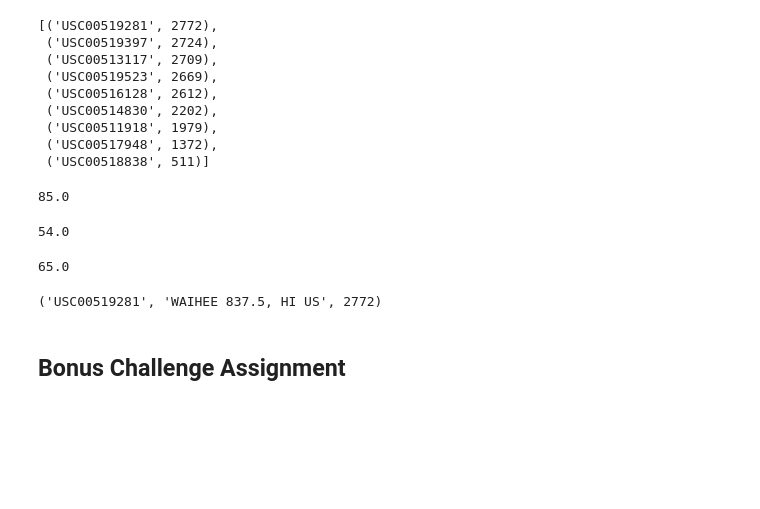
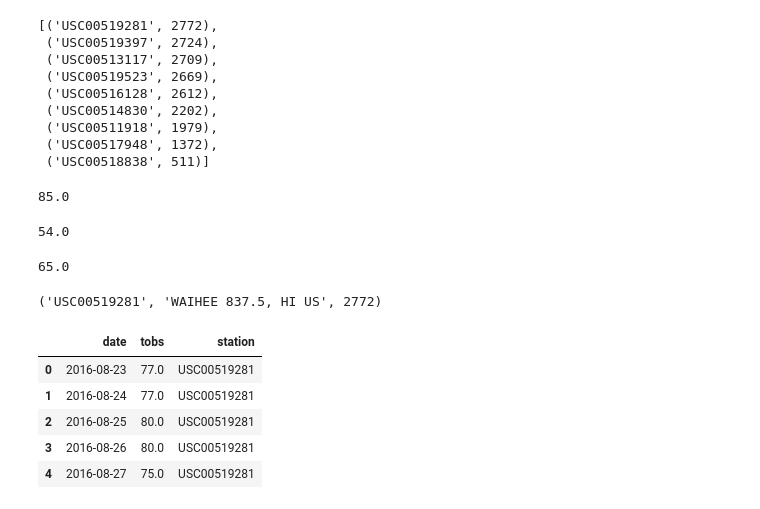
Before and after one commit to Harpreet1214/sqlalchemy-challenge, a Jupyter notebook: Untitled.ipynb, the cells around one changed output. Cells and saved outputs as stored; diff of their text form; code cells hidden in the pictures; blank space fills up the shorter version.

```diff
--- a/Untitled.ipynb
+++ b/Untitled.ipynb
@@ -179,5 +176,22 @@ measurement_observation
 ('USC00519281', 'WAIHEE 837.5, HI US', 2772)
 # %%
 # Query the last 12 months of temperature observation data for this station and plot the results as a histogram
+tmpdata = [measurement.date,measurement.tobs,measurement.station]
+
+Temp_data = session.query(*tmpdata).\
+filter(measurement.station == 'USC00519281').\
+filter(measurement.date <= max_date).\
+filter(measurement.date >= year_ago).all()
+
+Temp_data
+
+tobs_df = pd.DataFrame(Temp_data, columns = ['date', 'tobs', 'station'])
+tobs = tobs_df['tobs']
+tobs_df.head()
+# %% [output]
+|  | date | tobs | station |
+| 0 | 2016-08-23 | 77.0 | USC00519281 |
+| 1 | 2016-08-24 | 77.0 | USC00519281 |
+| 2 | 2016-08-25 | 80.0 | USC00519281 |
+| 3 | 2016-08-26 | 80.0 | USC00519281 |
+| 4 | 2016-08-27 | 75.0 | USC00519281 |
-# %% [markdown]
-##  Bonus Challenge Assignment
```
Also changed, not shown: parts of 10 cells of this notebook, 1 other file.
